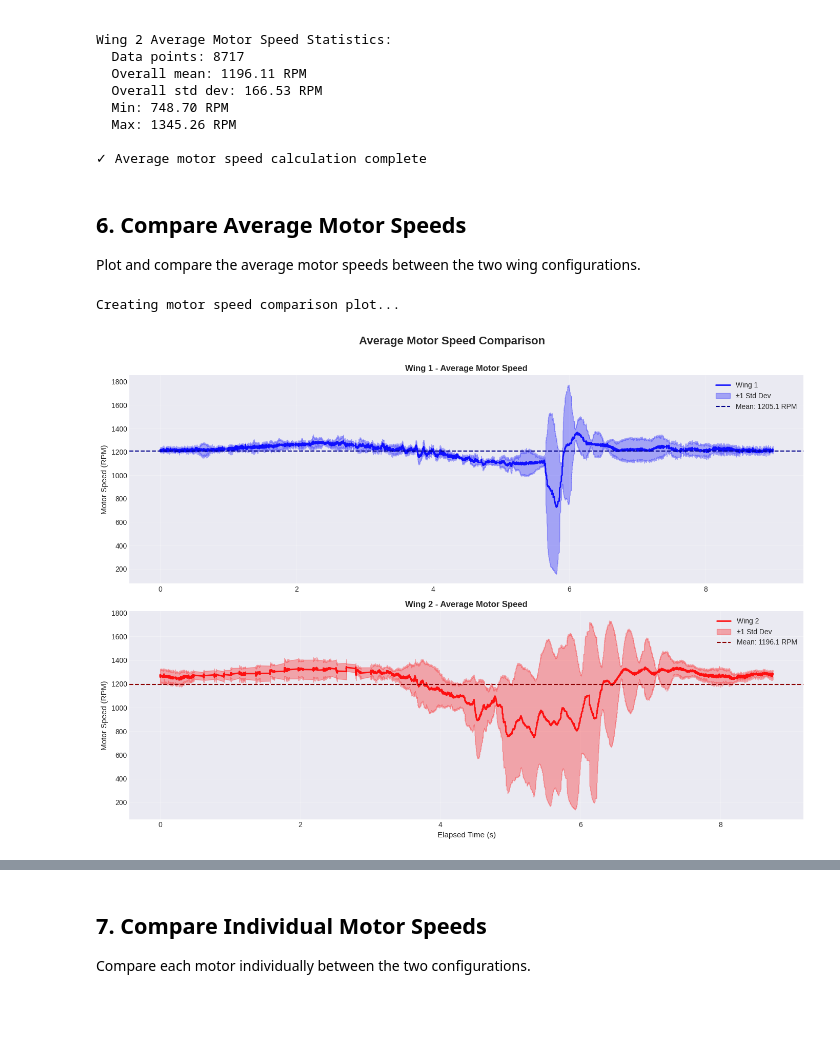
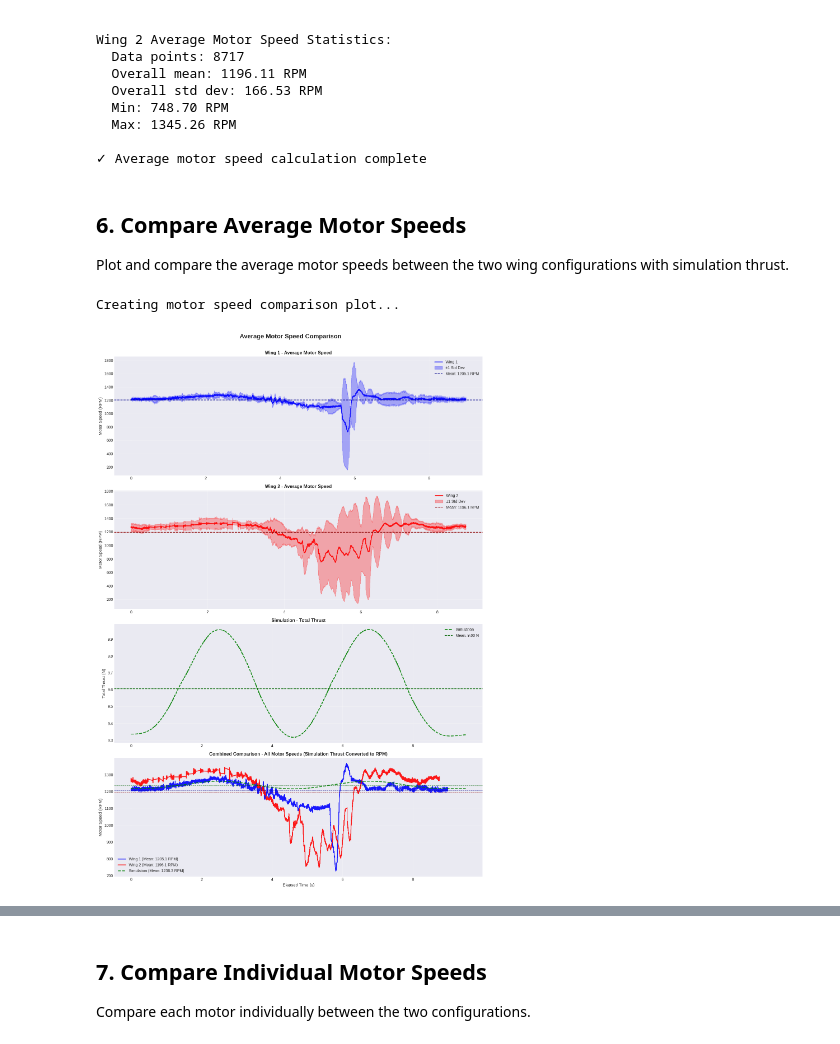
Before and after one commit to Nebukadnezarus/MasterTheses, a Jupyter notebook: scripts/wing_configuration_comparison.ipynb, the cells around one changed output, grey strips where cells are left out. Saved outputs shown, nothing was run; the diff lists cells and outputs as text; code cells hidden in the pictures; blank space fills up the shorter version.

```diff
--- a/scripts/wing_configuration_comparison.ipynb
+++ b/scripts/wing_configuration_comparison.ipynb
@@ -272,14 +324,17 @@ Wing 2 Average Motor Speed Statistics:
 # %% [markdown]
 ## 6. Compare Average Motor Speeds
 
-Plot and compare the average motor speeds between the two wing configurations.
+Plot and compare the average motor speeds between the two wing configurations with simulation thrust.
 # %%
 # Compare average motor speeds
 if mean_speeds_w1 is not None and mean_speeds_w2 is not None:
     print("Creating motor speed comparison plot...\n")
 
-    fig, axes = plt.subplots(2, 1, figsize=(14, 10))
-    fig.suptitle('Average Motor Speed Comparison', fontsize=16, fontweight='bold', y=0.995)
+    # Create figure with 4 subplots if simulation data available, otherwise 2
+    num_plots = 4 if df_thrust_sim is not None else 2
+    fig, axes = plt.subplots(num_plots, 1, figsize=(14, 5*num_plots))
+    if num_plots > 1:
+        fig.suptitle('Average Motor Speed Comparison', fontsize=16, fontweight='bold', y=0.995)
 
     # Plot Wing 1
     axes[0].plot(time_data_w1, mean_speeds_w1, linewidth=2, color='blue', label='Wing 1', alpha=0.9)
@@ -291,35 +346,97 @@ if mean_speeds_w1 is not None and mean_speeds_w2 is not None:
     axes[0].set_ylabel('Motor Speed (RPM)', fontsize=11)
     axes[0].set_title('Wing 1 - Average Motor Speed', fontsize=12, fontweight='bold')
     axes[0].legend(fontsize=10, loc='best')
     axes[0].grid(True, alpha=0.3)
 
     # Plot Wing 2
     axes[1].plot(time_data_w2, mean_speeds_w2, linewidth=2, color='red', label='Wing 2', alpha=0.9)
     axes[1].fill_between(time_data_w2, mean_speeds_w2 - std_speeds_w2, mean_speeds_w2 + std_speeds_w2,
                         alpha=0.3, color='red', label='±1 Std Dev')
     overall_mean_w2 = np.mean(mean_speeds_w2)
     axes[1].axhline(overall_mean_w2, color='darkred', linestyle='--', linewidth=1.5,
                    label=f'Mean: {overall_mean_w2:.1f} RPM')
-    axes[1].set_xlabel('Elapsed Time (s)', fontsize=11)
+    if df_thrust_sim is None:
+        axes[1].set_xlabel('Elapsed Time (s)', fontsize=11)
     axes[1].set_ylabel('Motor Speed (RPM)', fontsize=11)
     axes[1].set_title('Wing 2 - Average Motor Speed', fontsize=12, fontweight='bold')
     axes[1].legend(fontsize=10, loc='best')
     axes[1].grid(True, alpha=0.3)
+
+    # Plot Simulation Thrust if available
+    if df_thrust_sim is not None:
+        mean_thrust_sim = df_thrust_sim['value'].mean()
+        axes[2].plot(df_thrust_sim['elapsed time'], df_thrust_sim['value'], linewidth=2, color='green',
+                    label='Simulation', alpha=0.9, linestyle='--')
+        axes[2].axhline(mean_thrust_sim, color='darkgreen', linestyle='--', linewidth=1.5,
+                       label=f'Mean: {mean_thrust_sim:.2f} N')
+        axes[2].set_ylabel('Total Thrust (N)', fontsize=11)
+        axes[2].set_title('Simulation - Total Thrust', fontsize=12, fontweight='bold')
+        axes[2].legend(fontsize=10, loc='best')
+        axes[2].grid(True, alpha=0.3)
+
+        # Convert thrust to RPM using inverse of: Thrust = 5.14747846e-02 * RPM^2 - 0.09023580 * RPM
+        # Solving for RPM using quadratic formula: a*RPM^2 + b*RPM + c = 0
+        # where: 5.14747846e-02 * RPM^2 - 0.09023580 * RPM - Thrust = 0
+        a = 5.14747846e-02
+        b = -0.09023580
+
+        def thrust_to_rpm(thrust):
+            """Convert thrust to RPM using quadratic formula (taking positive root)"""
+            c = -thrust
+            discriminant = b**2 - 4*a*c
+            # Use positive root only (negative root would give negative RPM)
+            rpm = (-b + np.sqrt(discriminant)) / (2*a)
+            return rpm
+
+        rpm_from_thrust_sim = thrust_to_rpm(df_thrust_sim['value'].values) * 100 - 220
+        mean_rpm_sim = np.mean(rpm_from_thrust_sim)
+
+        # Plot all three on the same axis for comparison
+        axes[3].plot(time_data_w1, mean_speeds_w1, linewidth=2, color='blue', label=f'Wing 1 (Mean: {overall_mean_w1:.1f} RPM)', alpha=0.9)
+        axes[3].plot(time_data_w2, mean_speeds_w2, linewidth=2, color='red', label=f'Wing 2 (Mean: {overall_mean_w2:.1f} RPM)', alpha=0.9)
+        axes[3].plot(df_thrust_sim['elapsed time'], rpm_from_thrust_sim, linewidth=2, color='green',
+                    linestyle='--', label=f'Simulation (Mean: {mean_rpm_sim:.1f} RPM)', alpha=0.9)
+
+        # Add mean lines
+        axes[3].axhline(overall_mean_w1, color='darkblue', linestyle='--', linewidth=1, alpha=0.6)
+        axes[3].axhline(overall_mean_w2, color='darkred', linestyle='--', linewidth=1, alpha=0.6)
+        axes[3].axhline(mean_rpm_sim, color='darkgreen', linestyle='--', linewidth=1, alpha=0.6)
+
+        axes[3].set_xlabel('Elapsed Time (s)', fontsize=11)
+        axes[3].set_ylabel('Motor Speed (RPM)', fontsize=11)
+        axes[3].set_title('Combined Comparison - All Motor Speeds (Simulation Thrust Converted to RPM)', fontsize=12, fontweight='bold')
+        axes[3].legend(fontsize=10, loc='best')
+        axes[3].grid(True, alpha=0.3)
 
     plt.tight_layout(rect=[0, 0, 1, 0.99])
     plt.savefig(output_dir / 'wing_comparison_motor_speeds.png', dpi=150, bbox_inches='tight')
     plt.show()
 
     print(f"✓ Saved: wing_comparison_motor_speeds.png")
     print(f"\nMotor Speed Difference:")
     print(f"  Wing 1 mean: {overall_mean_w1:.2f} RPM")
     print(f"  Wing 2 mean: {overall_mean_w2:.2f} RPM")
     print(f"  Difference: {overall_mean_w2 - overall_mean_w1:.2f} RPM ({((overall_mean_w2 - overall_mean_w1) / overall_mean_w1 * 100):.2f}%)")
+    if df_thrust_sim is not None:
+        print(f"\nSimulation Thrust:")
+        print(f"  Mean: {mean_thrust_sim:.2f} N")
+        print(f"  Std: {df_thrust_sim['value'].std():.2f} N")
+        print(f"  Min: {df_thrust_sim['value'].min():.2f} N")
+        print(f"  Max: {df_thrust_sim['value'].max():.2f} N")
+        print(f"\nSimulation Equivalent RPM (converted from thrust):")
+        print(f"  Mean: {mean_rpm_sim:.2f} RPM")
+        print(f"  Std: {np.std(rpm_from_thrust_sim):.2f} RPM")
+        print(f"  Min: {np.min(rpm_from_thrust_sim):.2f} RPM")
+        print(f"  Max: {np.max(rpm_from_thrust_sim):.2f} RPM")
+        print(f"\nComparison with Wing 1:")
+        print(f"  Difference: {mean_rpm_sim - overall_mean_w1:.2f} RPM ({((mean_rpm_sim - overall_mean_w1) / overall_mean_w1 * 100):+.2f}%)")
+        print(f"\nComparison with Wing 2:")
+        print(f"  Difference: {mean_rpm_sim - overall_mean_w2:.2f} RPM ({((mean_rpm_sim - overall_mean_w2) / overall_mean_w2 * 100):+.2f}%)")
 else:
     print("⚠ Cannot create motor speed comparison - missing data")
 # %% [output]
 Creating motor speed comparison plot...
-[figure, old version]
+[figure, new version]
 ✓ Saved: wing_comparison_motor_speeds.png
 
 Motor Speed Difference:
```
Also changed, not shown: parts of 13 cells of this notebook, 23 other files.
